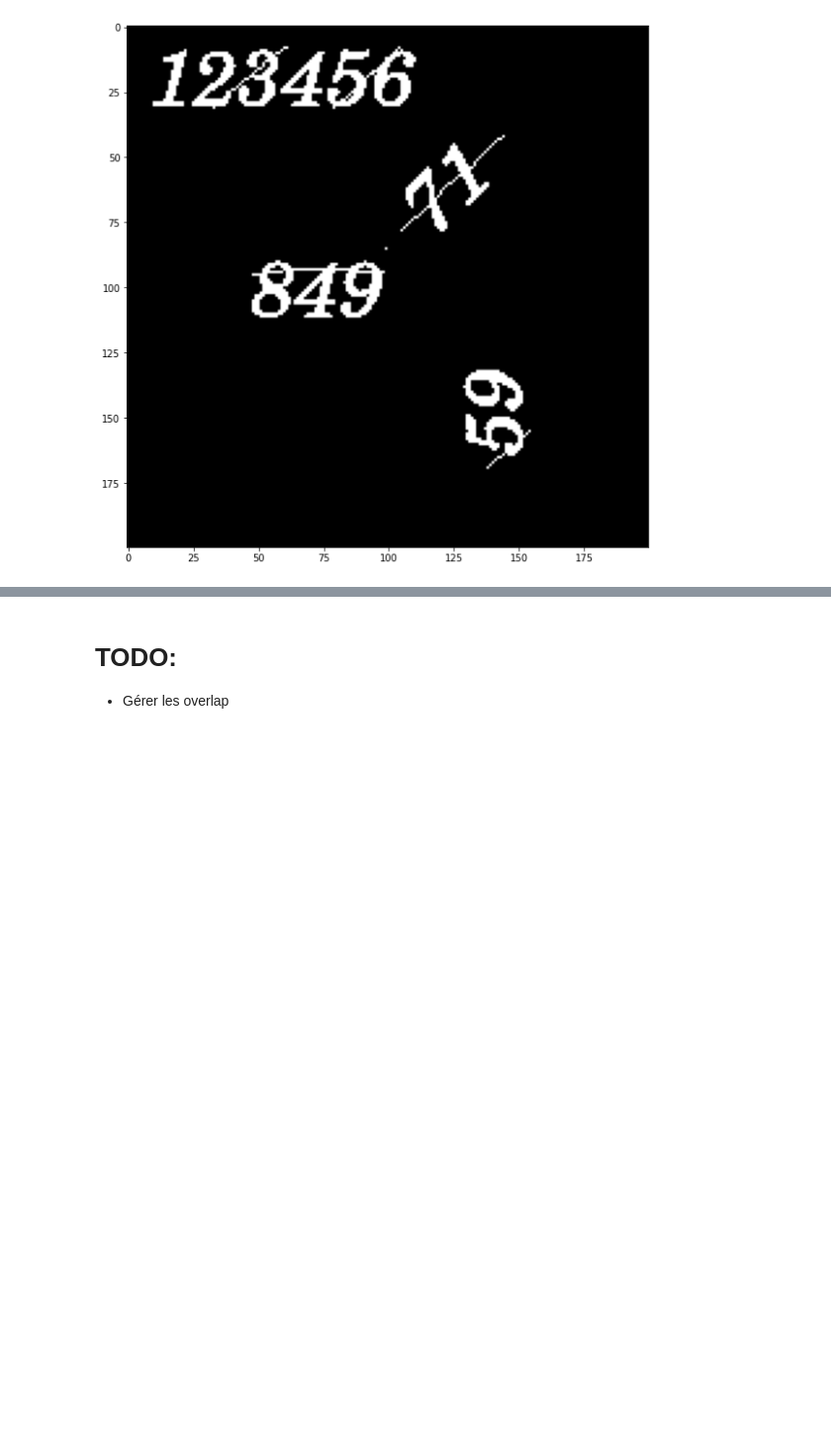
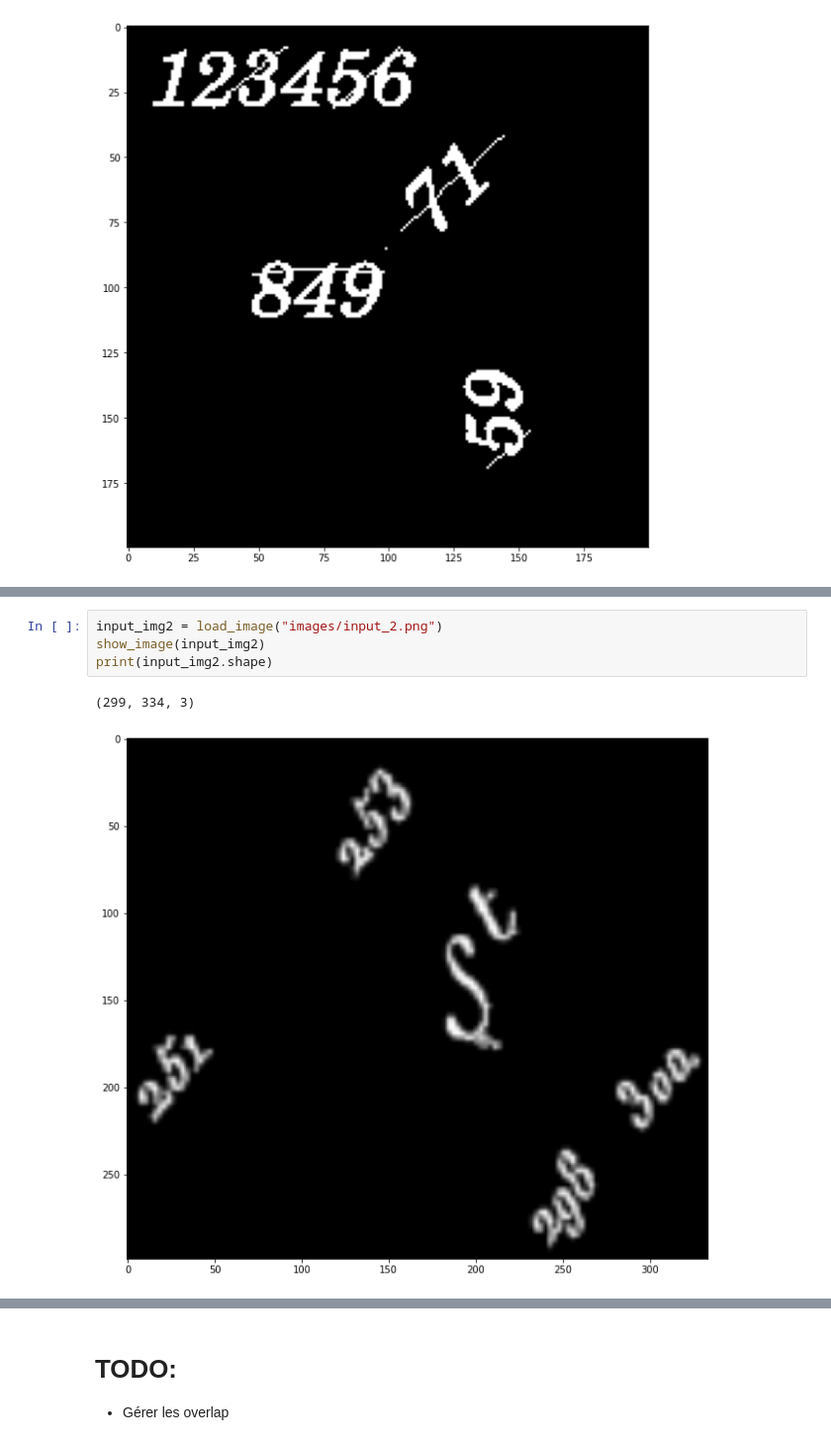
Before and after one commit to AudranDoublet/jacoubet_map_number_detection, a Jupyter notebook: Segmentation.ipynb, the cells around one changed output, grey strips where cells are left out. Shown: that part at 99% size. Saved outputs shown, nothing was run; the diff lists cells and outputs as text; blank space fills up the shorter version.

```diff
--- a/Segmentation.ipynb
+++ b/Segmentation.ipynb
@@ -374,0 +416,7 @@ n = process(img3, marked, skimage.morphology.disk(0))
+# %%
+input_img2 = load_image("images/input_2.png")
+show_image(input_img2)
+print(input_img2.shape)
+# %% [output]
+(299, 334, 3)
+[figure, added]
```
Also changed, not shown: parts of 14 cells of this notebook, 2 other files.
